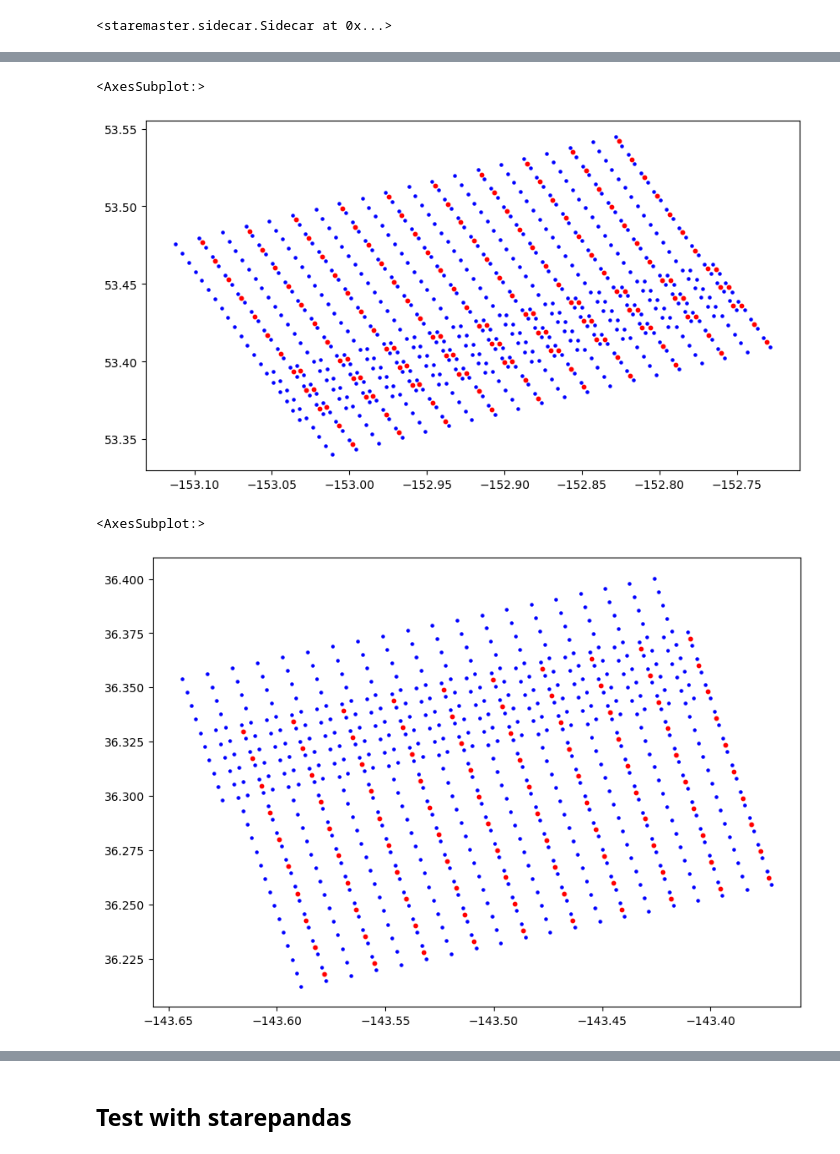
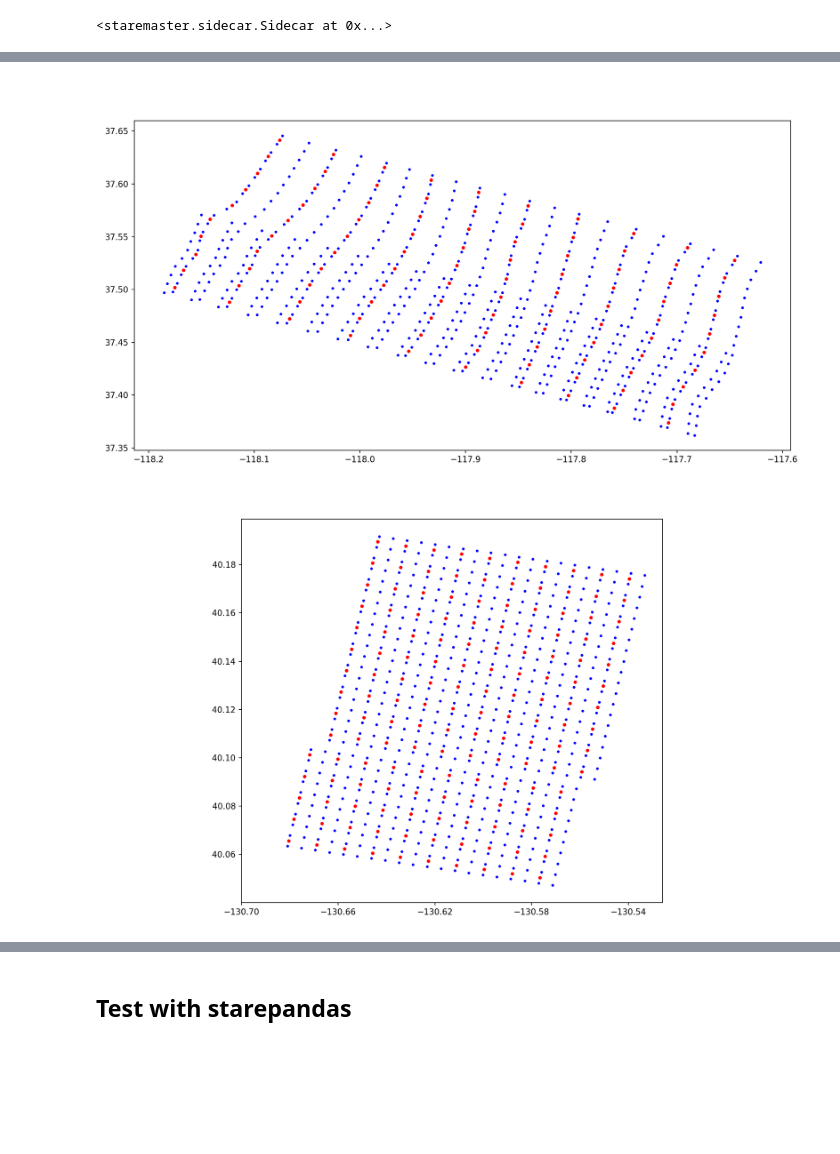
Before and after one commit to SpatioTemporal/STAREMaster_py, a Jupyter notebook: examples/MOD09.ipynb, the cells around one changed output, grey strips where cells are left out. Saved outputs shown, nothing was run; the diff lists cells and outputs as text; code cells hidden in the pictures; blank space fills up the shorter version.

```diff
--- a/examples/MOD09.ipynb
+++ b/examples/MOD09.ipynb
@@ -14,6 +16,7 @@ import geopandas
 ## MOD09
 # %%
 file_path = '../tests/data/MOD09.A2002299.0710.006.2015151173939.hdf'
+file_path = '/home/griessbaum/Dropbox/UCSB/spires/colocation/MOD09.A2020032.1940.006.2020034015024.hdf'
 granule = staremaster.products.MOD09(file_path)
 # %%
 granule.load()
@@ -49,30 +70,34 @@ sids = staremaster.conversions.latlon2stare(granule.lats['1km'],
 # %%
-fig = plt.figure(figsize=(10, 10), dpi=100)
+fig = plt.figure(figsize=(12, 7), dpi=150)
 ax = fig.add_subplot()
 
-df = geopandas.GeoDataFrame(geometry=geopandas.points_from_xy(granule.lons['1km'][-15:, -10:].flatten(),
-                                                              granule.lats['1km'][-15:, -10:].flatten()))
+df = geopandas.GeoDataFrame(geometry=geopandas.points_from_xy(granule.lons['1km'][0:10, -10:].flatten(),
+                                                              granule.lats['1km'][0:10, -10:].flatten()))
 
-df2 = geopandas.GeoDataFrame(geometry=geopandas.points_from_xy(lon_500[-30:, -20:].flatten(),
-                                                               lat_500[-30:, -20:].flatten()))
+df2 = geopandas.GeoDataFrame(geometry=geopandas.points_from_xy(granule.lons['500m'][0:30, -20:].flatten(),
+                                                               granule.lats['500m'][0:30, -20:].flatten()))
 
 df.plot(ax=ax, color='red', markersize=10)
 df2.plot(ax=ax,markersize=5, color='blue')
+fig.tight_layout()
 # %% [output]
-<AxesSubplot:>
-[figure, old version]
+[figure, new version]
 # %%
-fig = plt.figure(figsize=(10, 10), dpi=100)
+fig = plt.figure(figsize=(12, 7), dpi=150)
 ax = fig.add_subplot()
 
-df = geopandas.GeoDataFrame(geometry=geopandas.points_from_xy(granule.lons['1km'][0:10, -10:].flatten(),
-                                                              granule.lats['1km'][0:10, -10:].flatten()))
+df = geopandas.GeoDataFrame(geometry=geopandas.points_from_xy(granule.lons['1km'][0:15, 670:680].flatten(),
+                                                              granule.lats['1km'][0:15, 670:680].flatten()))
 
-df2 = geopandas.GeoDataFrame(geometry=geopandas.points_from_xy(lon_500[0:30, -20:].flatten(),
-                                                               lat_500[0:30, -20:].flatten()))
+df2 = geopandas.GeoDataFrame(geometry=geopandas.points_from_xy(granule.lons['500m'][0:30, 1340:1360].flatten(),
+                                                               granule.lats['500m'][0:30, 1340:1360].flatten()))
+
+
 
 df.plot(ax=ax, color='red', markersize=10)
 df2.plot(ax=ax,markersize=5, color='blue')
+
+ax.set_xticks(ax.get_xticks()[::2])
+fig.tight_layout()
 # %% [output]
-<AxesSubplot:>
-[figure, old version]
+[figure, new version]
```
Also changed, not shown: parts of 8 cells of this notebook, 9 other files.
